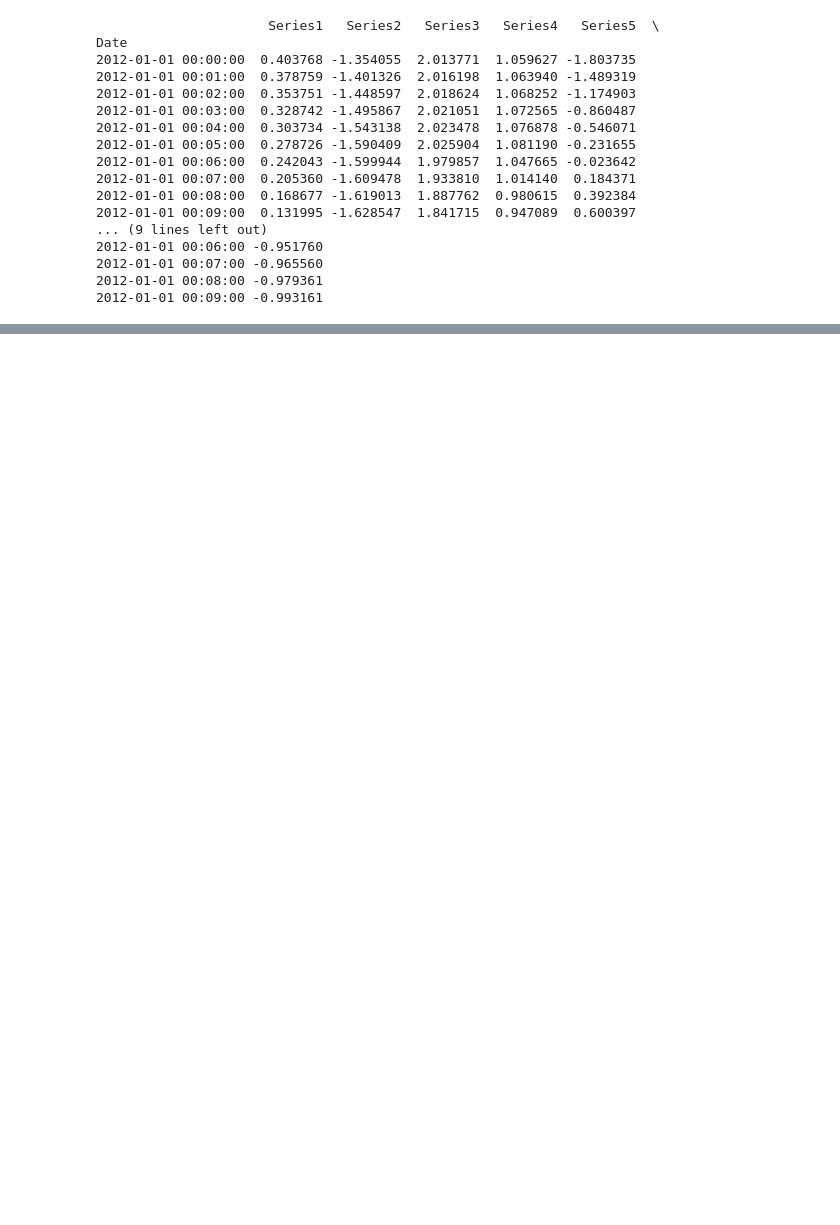
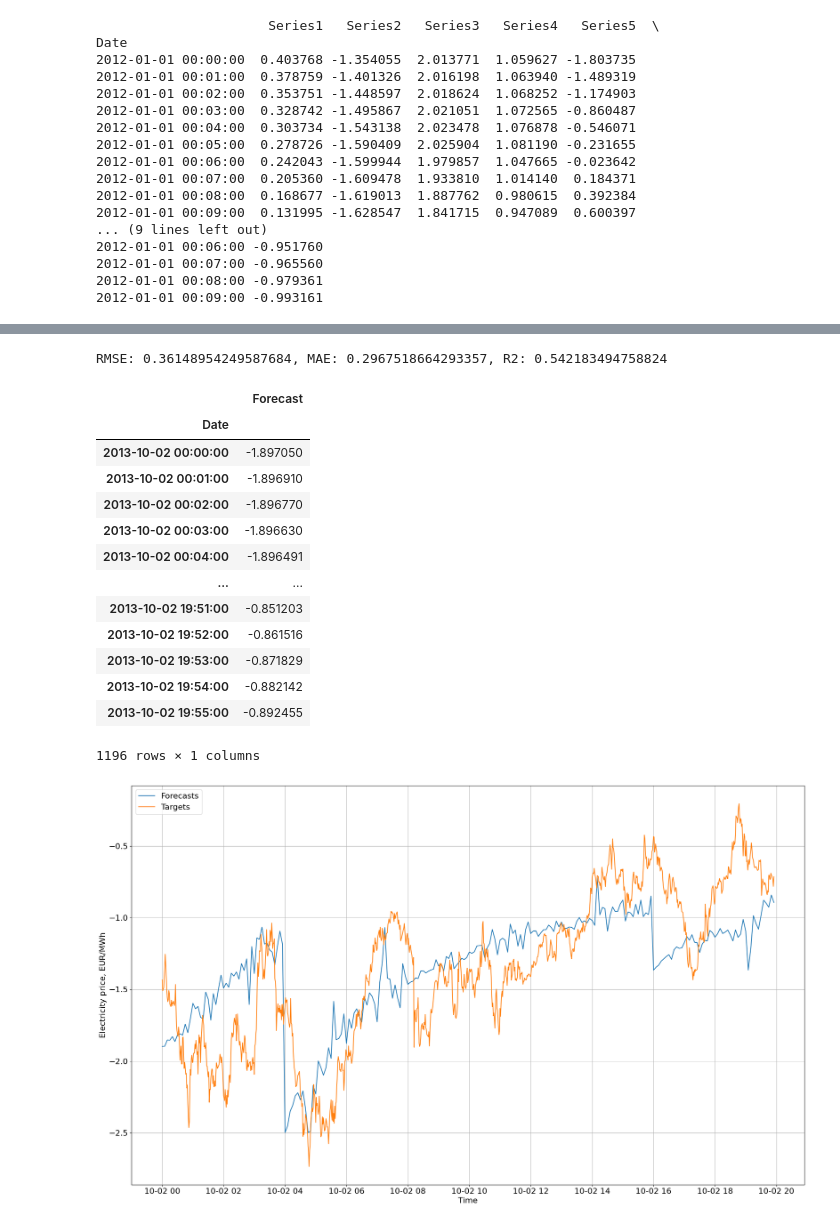
Before and after one commit to hackaton-time-series/ml, a Jupyter notebook: xgb_2.ipynb, the cells around one changed output, grey strips where cells are left out. Saved outputs shown, nothing was run; the diff lists cells and outputs as text; code cells hidden in the pictures; blank space fills up the shorter version.

```diff
--- a/xgb_2.ipynb
+++ b/xgb_2.ipynb
@@ -317,14 +317,12 @@ def visualize_model(forecast_df: pd.DataFrame, y_test: np.ndarray) -> None:
     Returns:
         None
     """
-    start_idx = 4900
-    end_idx = start_idx + 10000
 
     fontsize = 16
     plot_df = pd.DataFrame({
-        "Forecasts": forecast_df["Forecast"].values[start_idx:end_idx],
-        "Targets": y_test[start_idx:end_idx]
-    }, index=forecast_df.index[start_idx:end_idx])
+        "Forecasts": forecast_df["Forecast"],
+        "Targets": y_test
+    }, index=forecast_df.index)
 
     fig = plt.figure(figsize=(20,12))
     plt.plot(plot_df.index, plot_df["Forecasts"], label="Forecasts")
@@ -439,0 +491,19 @@ New best model found with R2: 0.7631701469804526 - Hyperparameters: {'in_length'
+# %%
+apply_model(best_model, df[(df.index >= "2013-10-02") & (df.index <= "2013-10-03")], "Series1")
+# %% [output]
+RMSE: 0.36148954249587684, MAE: 0.2967518664293357, R2: 0.542183494758824
+|  | Forecast |
+| Date |  |
+| 2013-10-02 00:00:00 | -1.897050 |
+| 2013-10-02 00:01:00 | -1.896910 |
+| 2013-10-02 00:02:00 | -1.896770 |
+| 2013-10-02 00:03:00 | -1.896630 |
+| 2013-10-02 00:04:00 | -1.896491 |
+| ... | ... |
+| 2013-10-02 19:51:00 | -0.851203 |
+| 2013-10-02 19:52:00 | -0.861516 |
+| 2013-10-02 19:53:00 | -0.871829 |
+| 2013-10-02 19:54:00 | -0.882142 |
+| 2013-10-02 19:55:00 | -0.892455 |
+1196 rows × 1 columns
+[figure, added]
```
Also changed, not shown: parts of 2 cells of this notebook.
